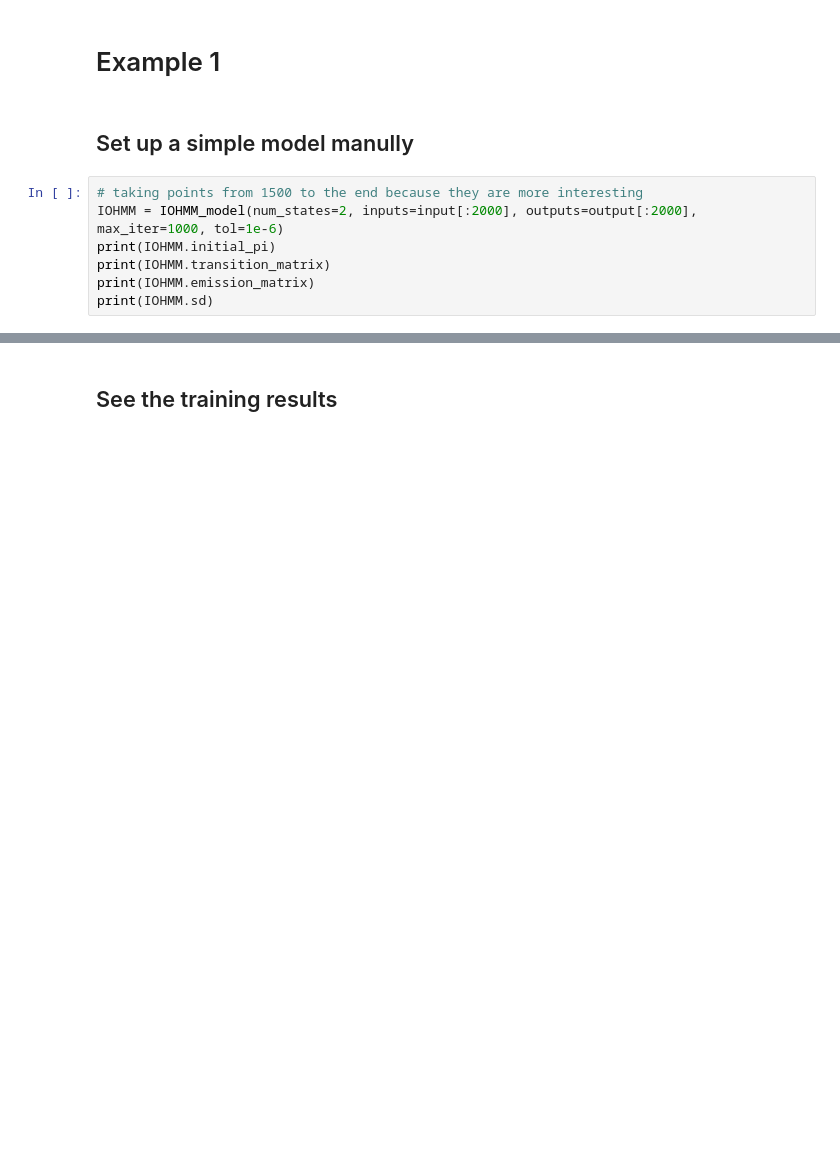
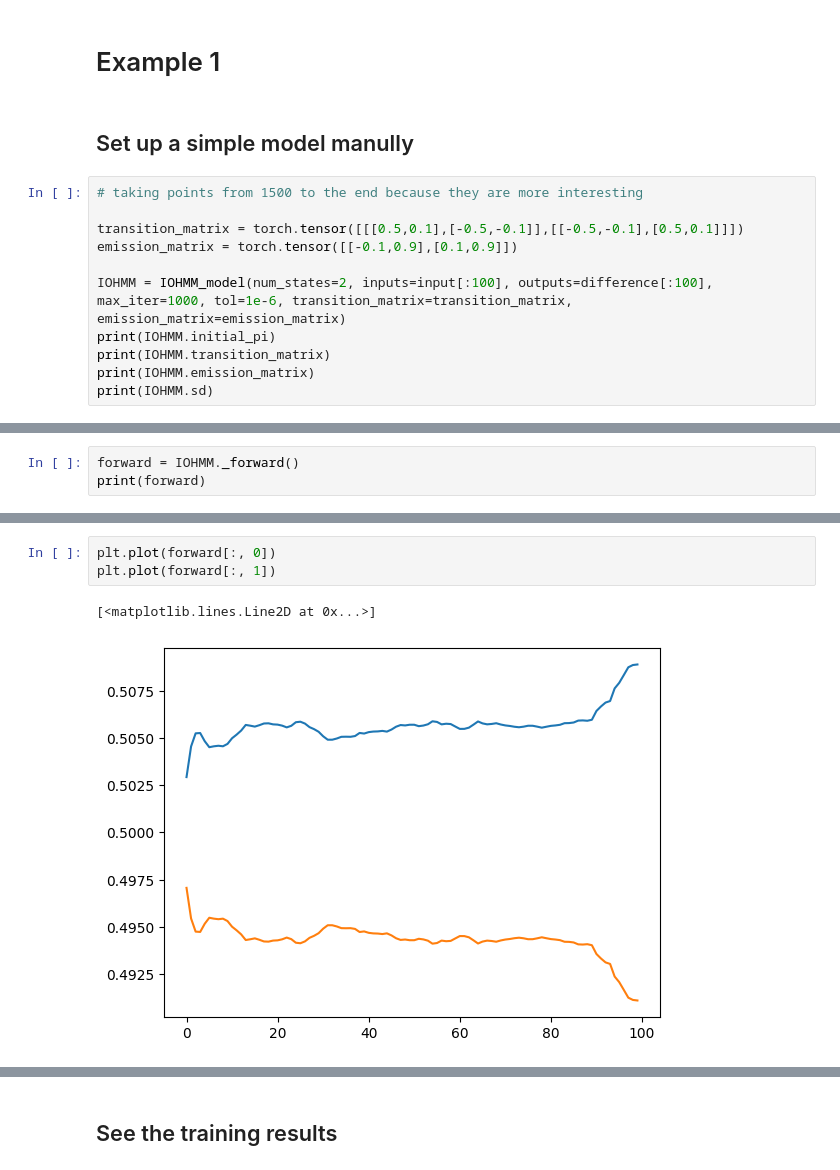
Before and after one commit to 3sara/PML_project, a Jupyter notebook: IOHMM_self/Financial_data_analysis.ipynb, the cells around one changed output, grey strips where cells are left out. Drawn from its saved outputs; the diff is of its cells as text; blank space fills up the shorter version.

```diff
--- a/IOHMM_self/Financial_data_analysis.ipynb
+++ b/IOHMM_self/Financial_data_analysis.ipynb
@@ -34,7 +52,11 @@ plt.plot(a)
 ## Set up a simple model manully
 # %%
 # taking points from 1500 to the end because they are more interesting
-IOHMM = IOHMM_model(num_states=2, inputs=input[:2000], outputs=output[:2000], max_iter=1000, tol=1e-6)
+
+transition_matrix = torch.tensor([[[0.5,0.1],[-0.5,-0.1]],[[-0.5,-0.1],[0.5,0.1]]])
+emission_matrix = torch.tensor([[-0.1,0.9],[0.1,0.9]])
+
+IOHMM = IOHMM_model(num_states=2, inputs=input[:100], outputs=difference[:100], max_iter=1000, tol=1e-6, transition_matrix=transition_matrix, emission_matrix=emission_matrix)
 print(IOHMM.initial_pi)
 print(IOHMM.transition_matrix)
 print(IOHMM.emission_matrix)
@@ -67,0 +78,3 @@ tensor([1., 1., 1.,  ..., 1., 1., 1.])
+# %%
+forward = IOHMM._forward()
+print(forward)
@@ -68,3 +99,9 @@ tensor([1., 1., 1.,  ..., 1., 1., 1.])
+# %%
+plt.plot(forward[:, 0])
+plt.plot(forward[:, 1])
+# %% [output]
+[<matplotlib.lines.Line2D at 0x...>]
+[figure, added]
 # %%
 print(IOHMM._backward())
 torch.sum(IOHMM._backward(), dim=1)
```
Also changed, not shown: parts of 14 cells of this notebook, 1 other file.
